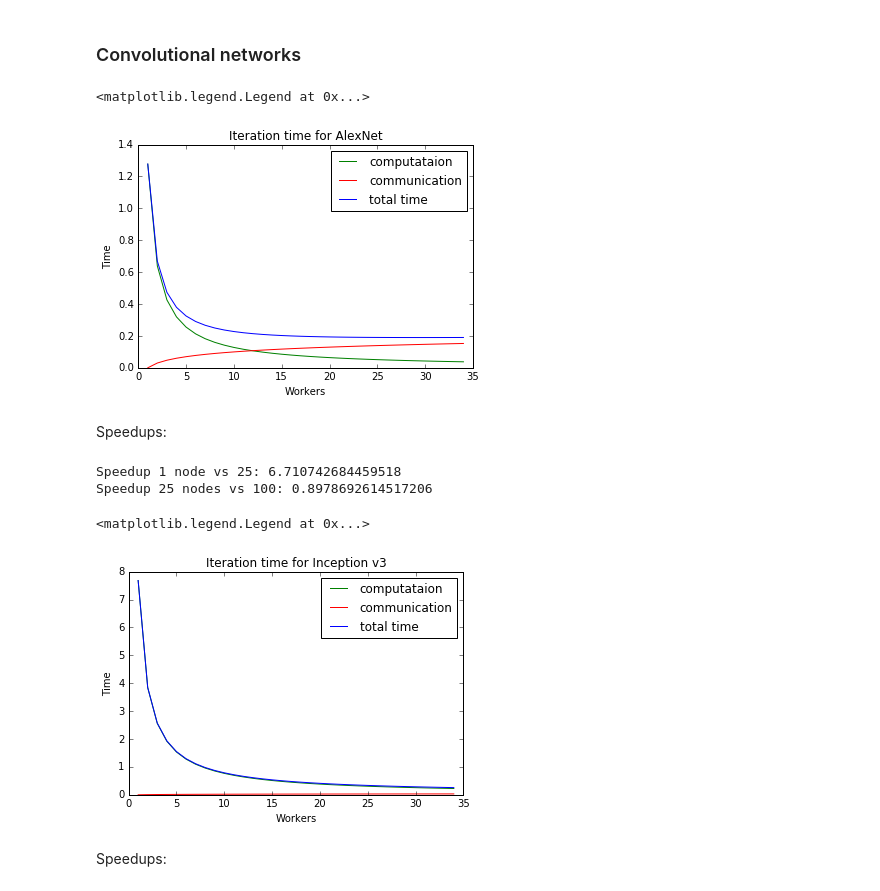
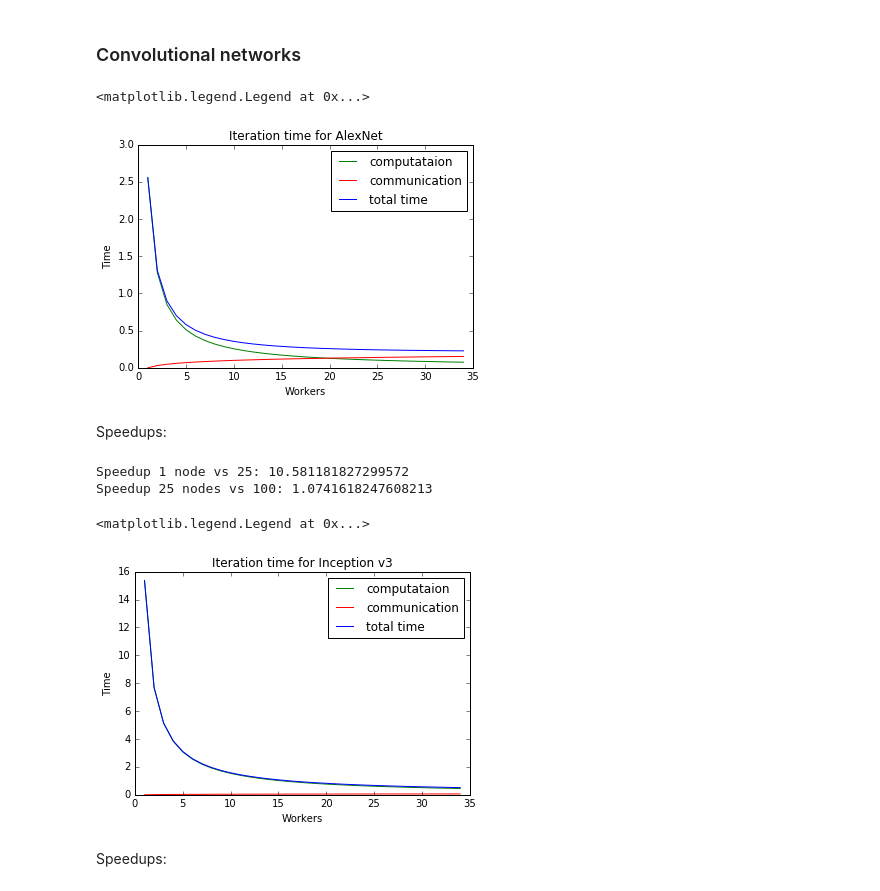
Before and after one commit to avulanov/scalability, a Jupyter notebook: scalability.ipynb, the cells around one changed output. Drawn from its saved outputs; the diff is of its cells as text; code cells hidden in the pictures.

Commit message:
X2 FLOPS

```diff
--- a/scalability.ipynb
+++ b/scalability.ipynb
@@ -150,41 +151,42 @@ Speedup 25 nodes vs 100: 1.1244438073344267
 # %% [markdown]
 ### Convolutional networks
 # %%
-#Google AlexNet
+#Google AlexNet 32 bit weights
 weights = 60E6 * 32
-flops = 832E6 * 3 * 1024
+# MULT-ADD ops, 2x for FLOPS, 3x for training
+flops = 2 * 832E6 * 3 * 1024
 # PCI express v3 16GB/s (peak can be 100%)
 #vtcp = np.vectorize(tcp)
 #vtcm = np.vectorize(tcm)
 #vt = np.vectorize(t)
 tcpData = np.vectorize(tcp)(n, flops, p)
 tcmData = np.vectorize(tcm)(n, weights, b)
 tData = np.vectorize(t)(n, weights, flops, b, p)
 leg1, = plt.plot(n,tcpData, color="green", label='computataion')
 leg2, = plt.plot(n,tcmData, color="red", label='communication')
 leg3, = plt.plot(n, tData, color="blue", label='total time')
 plt.ylabel("Time")
 plt.xlabel("Workers")
 plt.title("Iteration time for AlexNet")
 plt.legend(handles=[leg1, leg2, leg3])
 # %% [output]
 <matplotlib.legend.Legend at 0x...>
-[figure, old version]
+[figure, new version]
 # %% [markdown]
 Speedups:
 # %%
 print("Speedup 1 node vs 25:", t(1, weights, flops, b, p) / t(25,  weights, flops, b, p))
 print("Speedup 25 nodes vs 100:", t(25, weights, flops, b, p) / t(100,  weights, flops, b, p))
 # %% [output]
-Speedup 1 node vs 25: 6.710742684459518
-Speedup 25 nodes vs 100: 0.8978692614517206
+Speedup 1 node vs 25: 10.581181827299572
+Speedup 25 nodes vs 100: 1.0741618247608213
 # %%
 %matplotlib inline
 import matplotlib.pyplot as plt
 import numpy as np
-#Google Inception v3 (NB! 16-bit weights transfer)
-weights = 25E6 * 16
-flops = 5E9 * 3 * 1024
+#Google Inception v3
+weights = 25E6 * 32
+flops = 2 * 5E9 * 3 * 1024
 # PCI express v3 16GB/s (peak can be 100%)
 #vtcp = np.vectorize(tcp)
 #vtcm = np.vectorize(tcm)
@@ -201,7 +203,7 @@ plt.title("Iteration time for Inception v3")
 plt.legend(handles=[leg1, leg2, leg3])
 # %% [output]
 <matplotlib.legend.Legend at 0x...>
-[figure, old version]
+[figure, new version]
 # %% [markdown]
 Speedups:
 # %%
```
Also changed, not shown: parts of 3 cells of this notebook.
